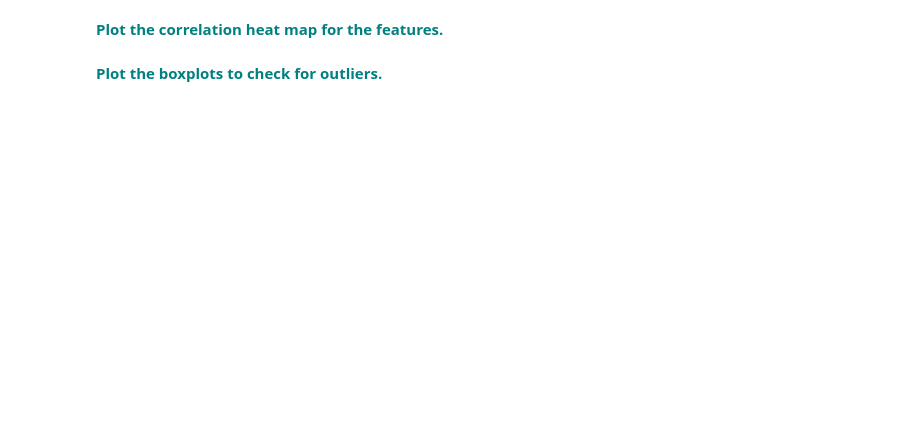
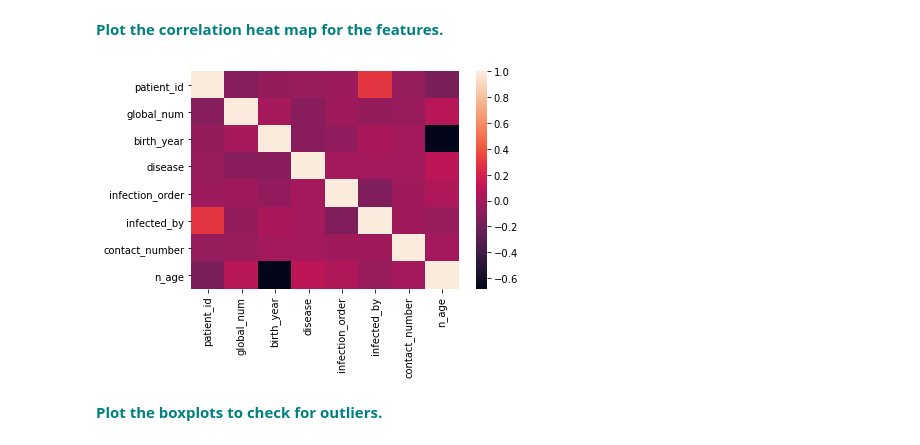
Before and after one commit to kenneykwan/Springboard, a Jupyter notebook: RandomForest_Covid_Case_Study/RandomForest Covid Case Study_06302020/RandomForest_casestudy_covid19.ipynb, the cells around one changed output. Drawn from its saved outputs; the diff is of its cells as text; code cells hidden in the pictures; blank space fills up the shorter version.

```diff
--- a/RandomForest_Covid_Case_Study/RandomForest Covid Case Study_06302020/RandomForest_casestudy_covid19.ipynb
+++ b/RandomForest_Covid_Case_Study/RandomForest Covid Case Study_06302020/RandomForest_casestudy_covid19.ipynb
@@ -82,0 +132,2 @@ df.state.value_counts()
+# %%
+df['n_age'] = float(datetime.now().year) - df['birth_year']
@@ -89,2 +190,5 @@ df.info()
 # %% [markdown]
  **<font color='teal'> Fill the 'disease' missing values with 0 and remap the True values to 1.</font>**
+# %%
+df['disease'].fillna(0, inplace = True)
+df['disease'].replace(True , 1 , inplace = True)
@@ -93,4 +218,8 @@ df.info()
+# %%
+df[['global_num', 'birth_year','infection_order','infected_by', 'contact_number']]= df[['global_num', 'birth_year','infection_order','infected_by', 'contact_number']].fillna(df.mean())
 # %% [markdown]
  **<font color='teal'> Fill the rest of the missing values with any method.</font>**
+# %%
+df.fillna(0,inplace = True)
 # %% [markdown]
  **<font color='teal'> Check for any remaining null values.</font>**
@@ -130,4 +344,8 @@ vn
 # %% [markdown]
 **<font color='teal'> Plot the correlation heat map for the features.</font>**
+# %%
+sns.heatmap(df.corr());
+# %% [output]
+[figure, added]
 # %% [markdown]
 **<font color='teal'> Plot the boxplots to check for outliers. </font>**
```
Also changed, not shown: parts of 24 cells of this notebook.
